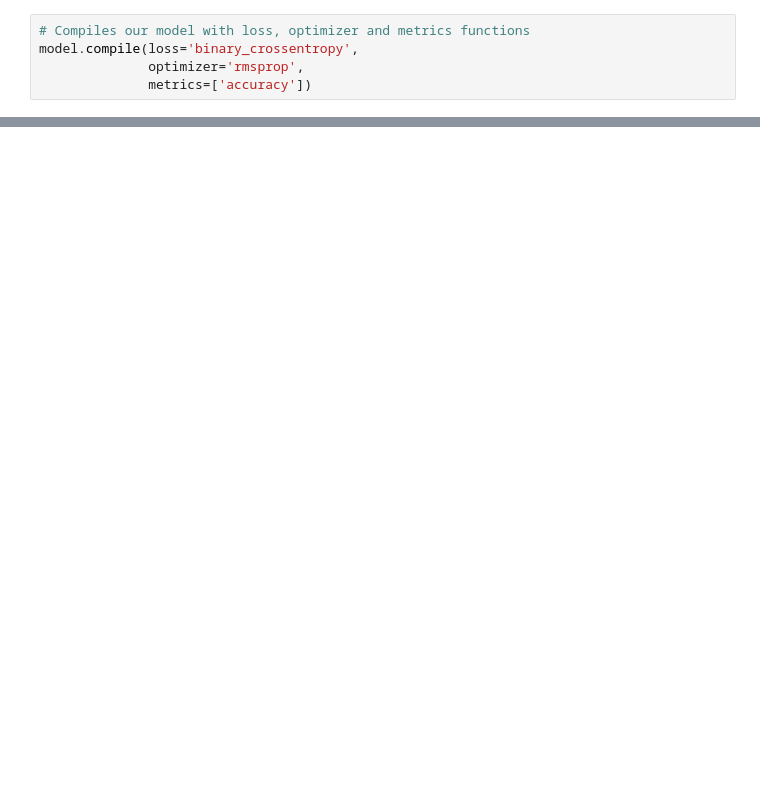
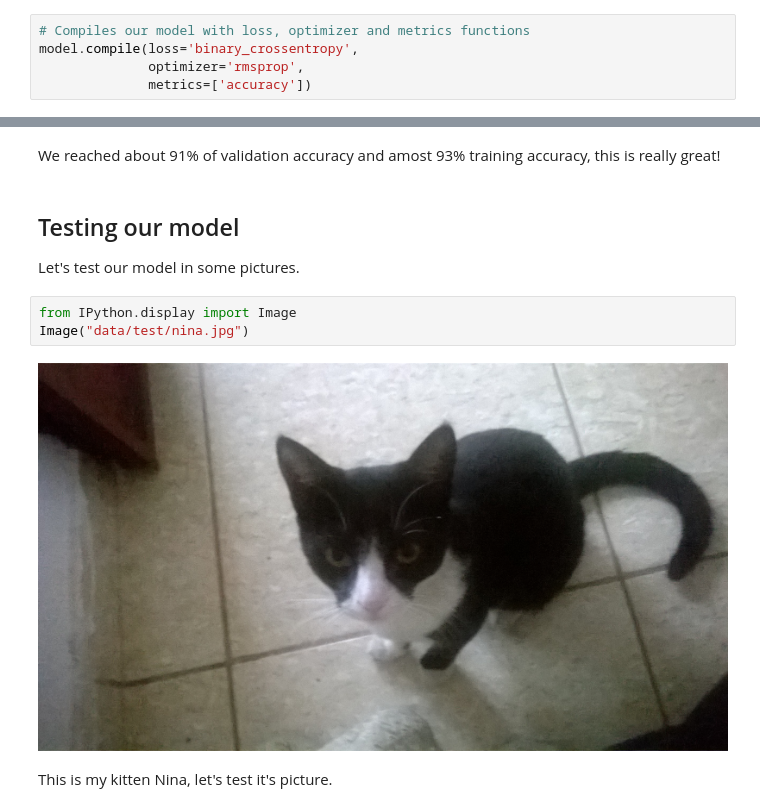
Before and after one commit to l-Leniac-l/cat-dog-classifier, a Jupyter notebook: Cat and Dog Classifier.ipynb, the cells around one changed output, grey strips where cells are left out. Cells and saved outputs as stored; diff of their text form; blank space fills up the shorter version.

Commit message:
Finishing model

```diff
--- a/Cat and Dog Classifier.ipynb
+++ b/Cat and Dog Classifier.ipynb
@@ -134,0 +341,13 @@ KeyboardInterrupt:
+# %% [markdown]
+We reached about 91% of validation accuracy and amost 93% training accuracy, this is really great!
+# %% [markdown]
+## Testing our model
+
+Let's test our model in some pictures.
+# %%
+from IPython.display import Image
+Image("data/test/nina.jpg")
+# %% [output]
+[figure, added]
+# %% [markdown]
+This is my kitten Nina, let's test it's picture.
```
Also changed, not shown: parts of 27 cells of this notebook, 6 other files.
